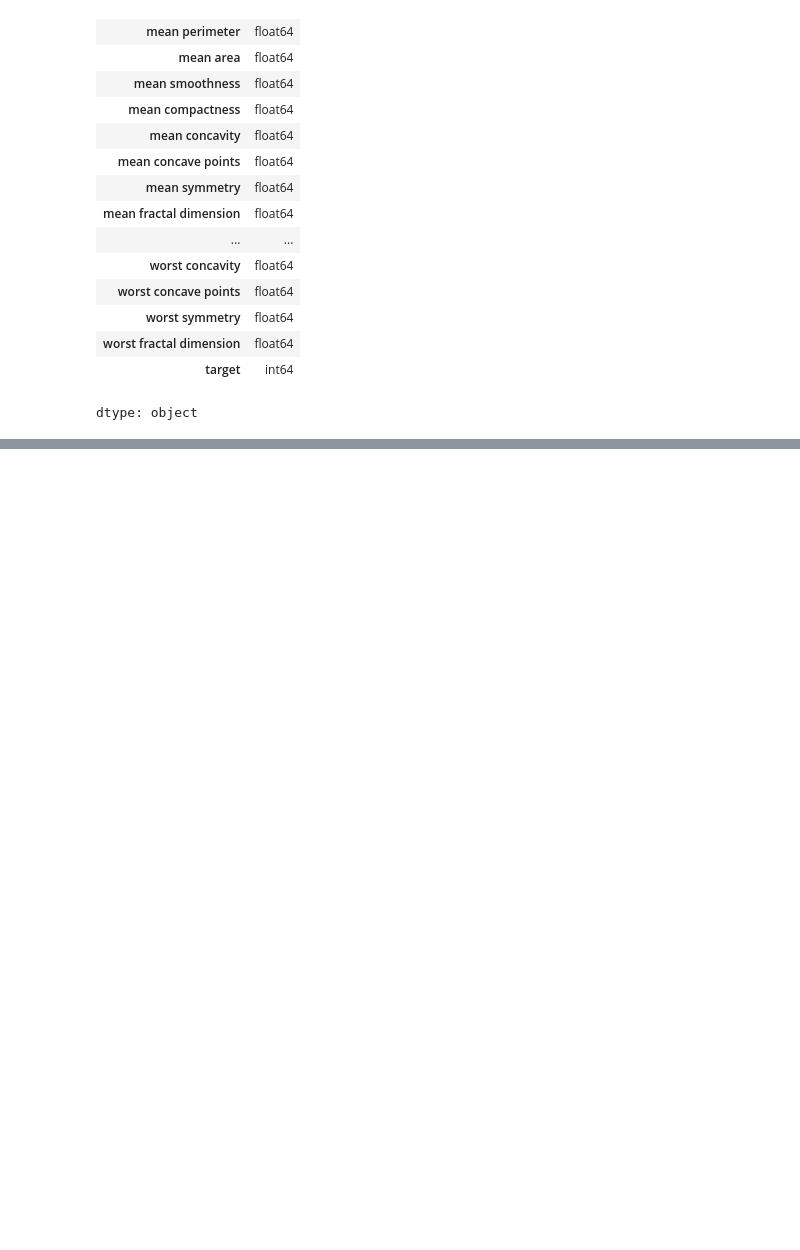
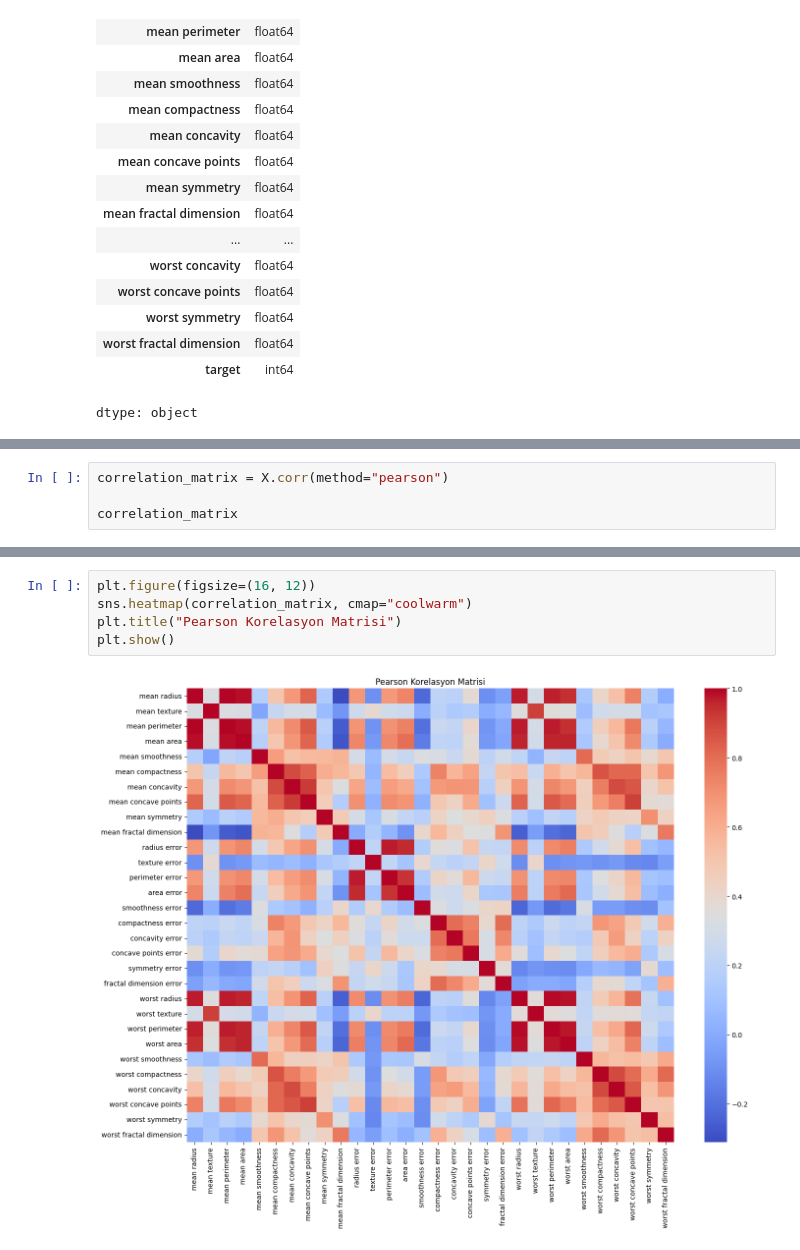
Before and after one commit to BenYILDO/breast_cancer_ML, a Jupyter notebook: MachineLearning.ipynb, the cells around one changed output, grey strips where cells are left out. Drawn from its saved outputs; the diff is of its cells as text; blank space fills up the shorter version.

```diff
--- a/MachineLearning.ipynb
+++ b/MachineLearning.ipynb
@@ -181,0 +326,4 @@ Bu durum makine öğrenmesi modelleri açısından avantajlıdır çünkü ek bi
+# %%
+correlation_matrix = X.corr(method="pearson")
+
+correlation_matrix
@@ -181,0 +349,7 @@ Bu durum makine öğrenmesi modelleri açısından avantajlıdır çünkü ek bi
+# %%
+plt.figure(figsize=(16, 12))
+sns.heatmap(correlation_matrix, cmap="coolwarm")
+plt.title("Pearson Korelasyon Matrisi")
+plt.show()
+# %% [output]
+[figure, added]
```
Also changed, not shown: parts of 38 cells of this notebook.
